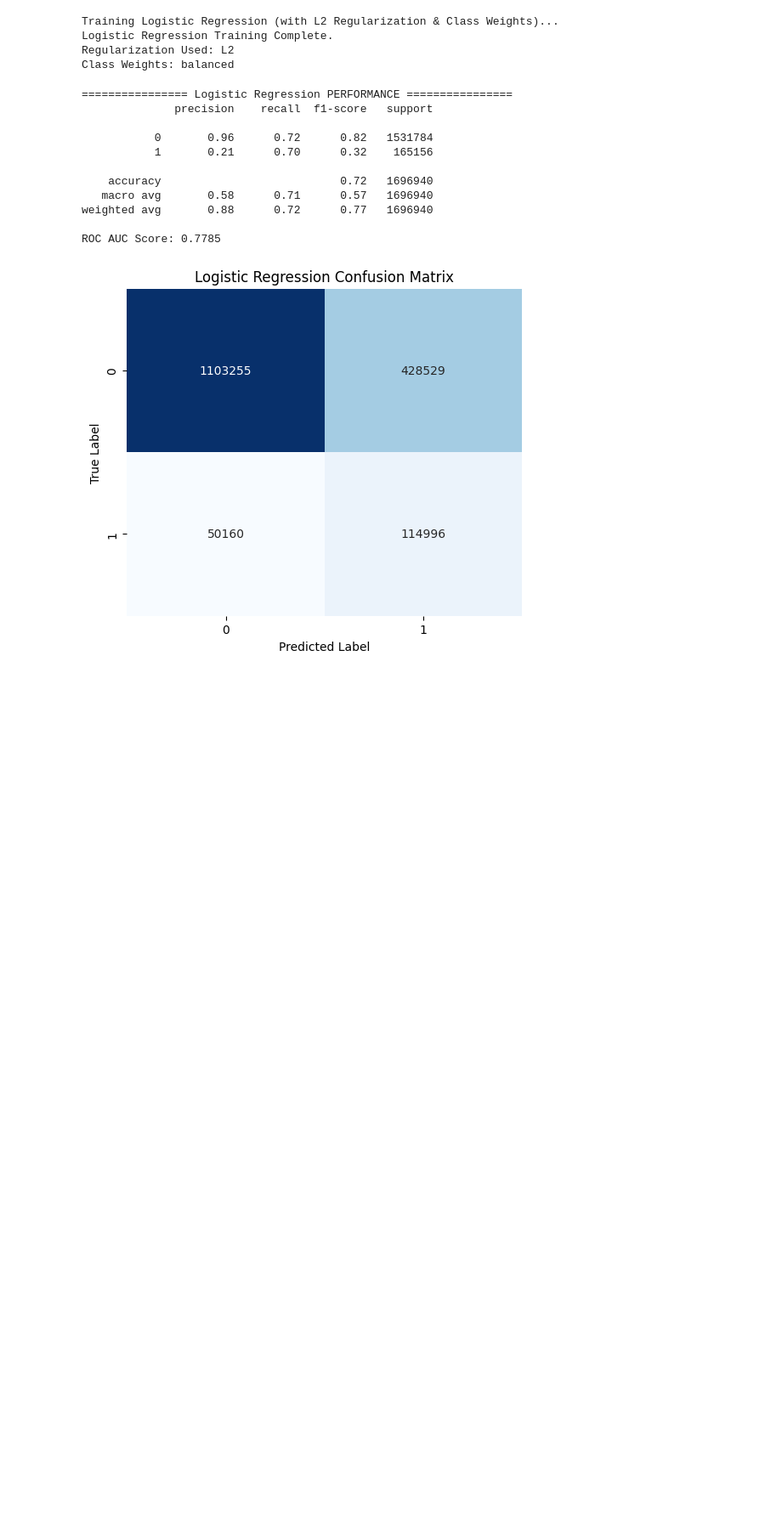
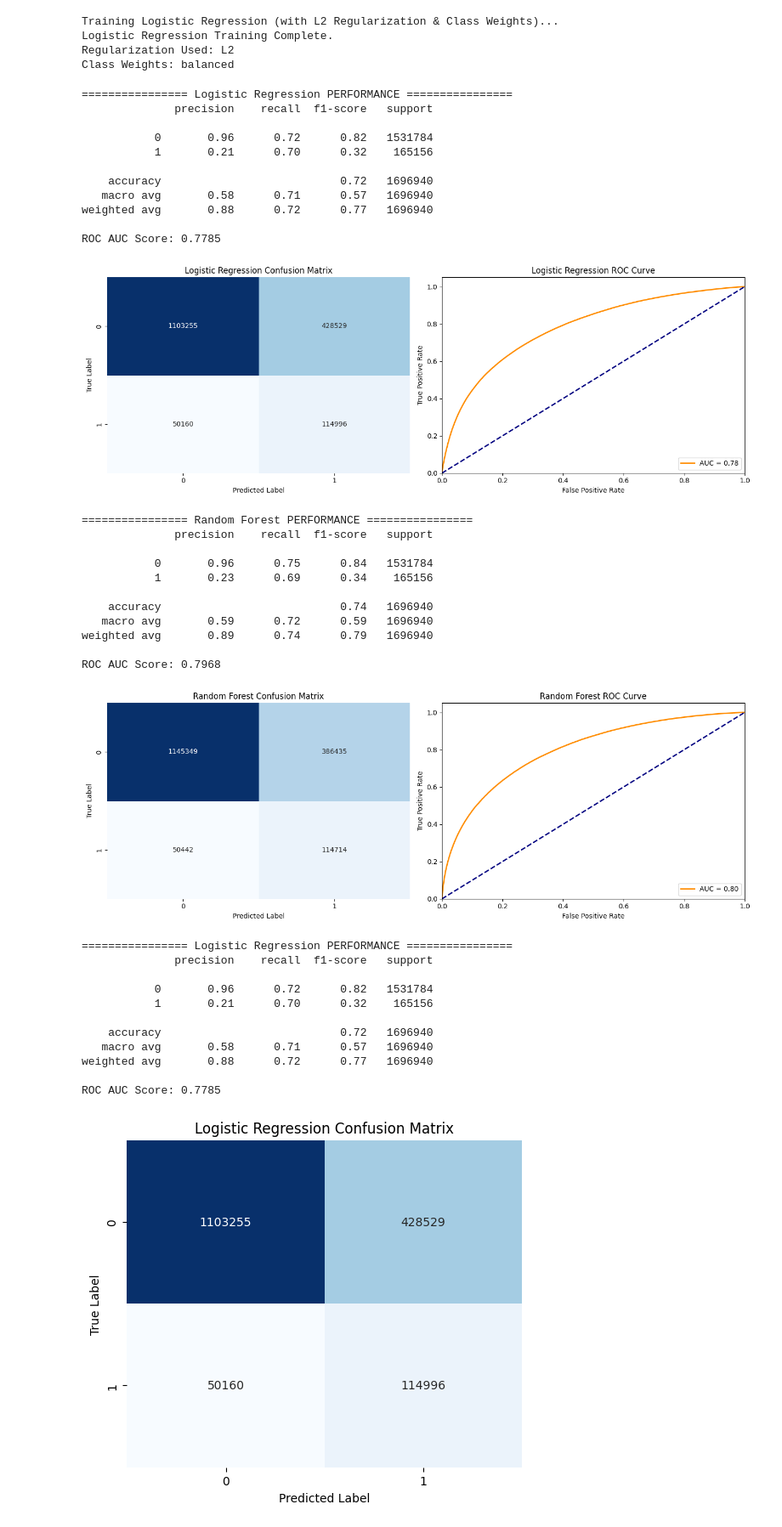
Before and after one commit to DataSnek/ML-Project, a Jupyter notebook: ModelingandEvaluation.ipynb, the cells around one changed output. Shown at 85% size. Cells and saved outputs as stored; diff of their text form; code cells hidden in the pictures; blank space fills up the shorter version.

```diff
--- a/ModelingandEvaluation.ipynb
+++ b/ModelingandEvaluation.ipynb
@@ -128,6 +128,71 @@ Training Logistic Regression (with L2 Regularization & Class Weights)...
 Logistic Regression Training Complete.
 Regularization Used: L2
 Class Weights: balanced
+# %%
+from sklearn.metrics import classification_report, roc_auc_score, confusion_matrix, roc_curve, auc
+import matplotlib.pyplot as plt
+import seaborn as sns
+
+def evaluate_performance(name, y_true, y_pred, y_prob):
+    print(f"\n================ {name} PERFORMANCE ================")
+
+    # Print the Numbers
+    print(classification_report(y_true, y_pred))
+    auc_score = roc_auc_score(y_true, y_prob)
+    print(f"ROC AUC Score: {auc_score:.4f}")
+
+    #  Create a Figure with  Subplots
+    fig, axes = plt.subplots(1, 2, figsize=(14, 5))
+
+    # PlotA:Confusion Matrix
+    cm = confusion_matrix(y_true, y_pred)
+    sns.heatmap(cm, annot=True, fmt='d', cmap='Blues', cbar=False, ax=axes[0])
+    axes[0].set_title(f"{name} Confusion Matrix")
+    axes[0].set_ylabel('True Label')
+    axes[0].set_xlabel('Predicted Label')
+
+    # PloB:ROC Curve
+    fpr, tpr, _ = roc_curve(y_true, y_prob)
+    axes[1].plot(fpr, tpr, color='darkorange', lw=2, label=f'AUC = {auc_score:.2f}')
+    axes[1].plot([0, 1], [0, 1], color='navy', lw=2, linestyle='--') # Random guess line
+    axes[1].set_xlim([0.0, 1.0])
+    axes[1].set_ylim([0.0, 1.05])
+    axes[1].set_xlabel('False Positive Rate')
+    axes[1].set_ylabel('True Positive Rate')
+    axes[1].set_title(f"{name} ROC Curve")
+    axes[1].legend(loc="lower right")
+
+    plt.tight_layout()
+    plt.show()
+
+# Run it
+evaluate_performance("Logistic Regression", y_val, y_pred_lr, y_prob_lr)
+evaluate_performance("Random Forest", y_val, y_pred_rf, y_prob_rf)
+# %% [output]
+================ Logistic Regression PERFORMANCE ================
+              precision    recall  f1-score   support
+
+           0       0.96      0.72      0.82   1531784
+           1       0.21      0.70      0.32    165156
+
+    accuracy                           0.72   1696940
+   macro avg       0.58      0.71      0.57   1696940
+weighted avg       0.88      0.72      0.77   1696940
+
+ROC AUC Score: 0.7785
+[figure, added]
+================ Random Forest PERFORMANCE ================
+              precision    recall  f1-score   support
+
+           0       0.96      0.75      0.84   1531784
+           1       0.23      0.69      0.34    165156
+
+    accuracy                           0.74   1696940
+   macro avg       0.59      0.72      0.59   1696940
+weighted avg       0.89      0.74      0.79   1696940
+
+ROC AUC Score: 0.7968
+[figure, added]
 # %%
 #evalute the performance and comparison
 from sklearn.metrics import classification_report, roc_auc_score, confusion_matrix
```
Also changed, not shown: parts of 1 cell of this notebook.
